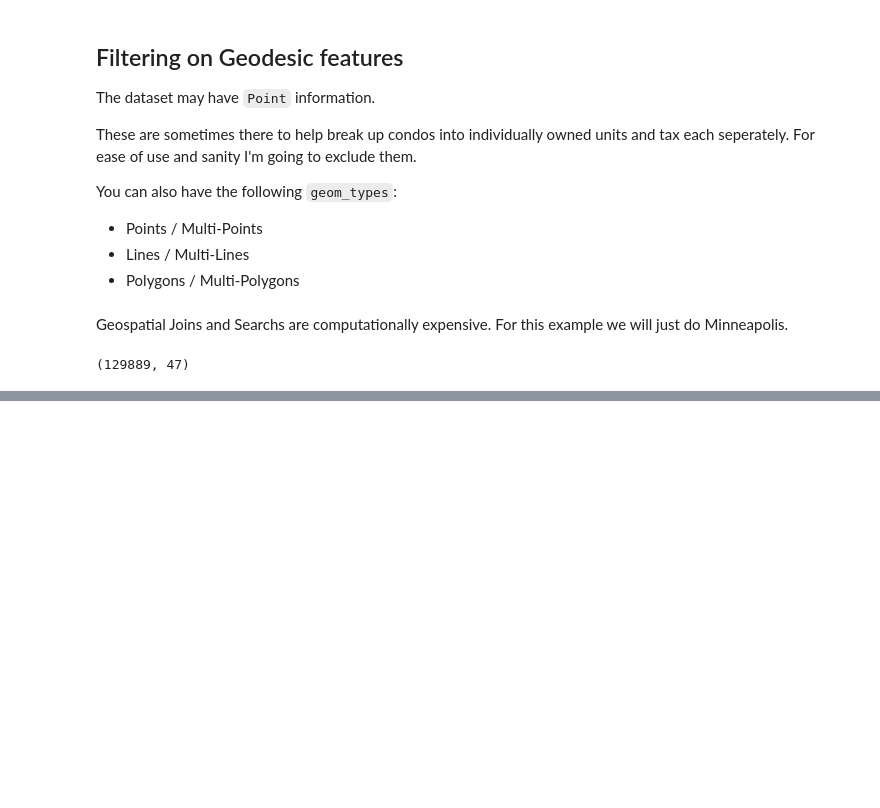
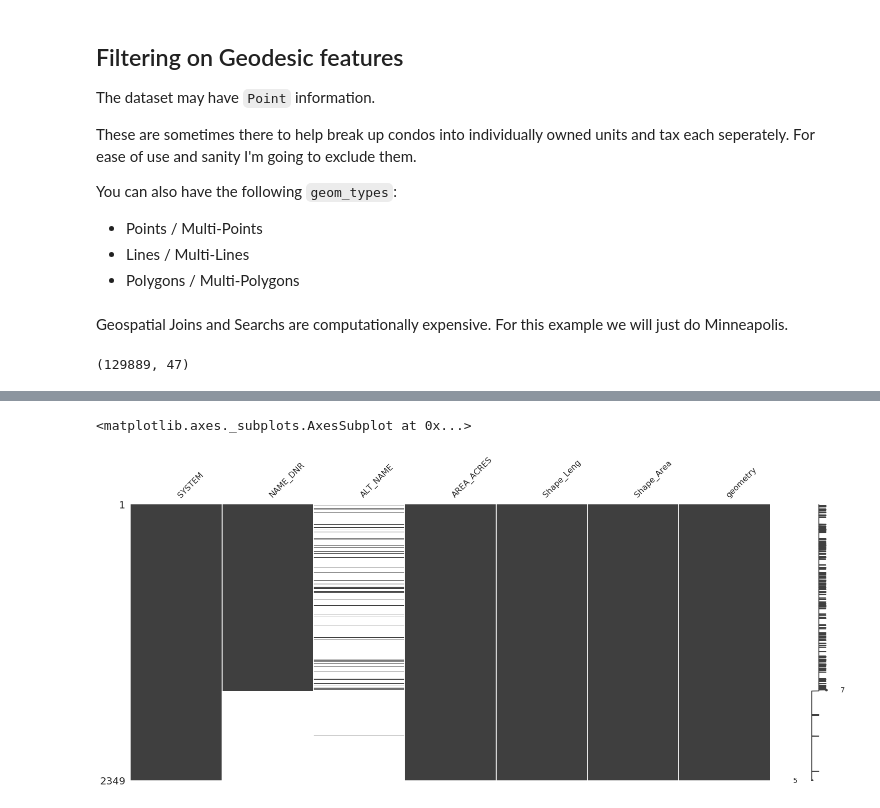
Before and after one commit to prabodhw96/Geospatial-Analysis, a Jupyter notebook: Geospatial Analysis.ipynb, the cells around one changed output, grey strips where cells are left out. Drawn from its saved outputs; the diff is of its cells as text; code cells hidden in the pictures; blank space fills up the shorter version.

```diff
--- a/Geospatial Analysis.ipynb
+++ b/Geospatial Analysis.ipynb
@@ -177,0 +216,5 @@ mnpls.shape
+# %%
+msno.matrix(water_df)
+# %% [output]
+<matplotlib.axes._subplots.AxesSubplot at 0x...>
+[figure, added]
```
Also changed, not shown: parts of 16 cells of this notebook.
